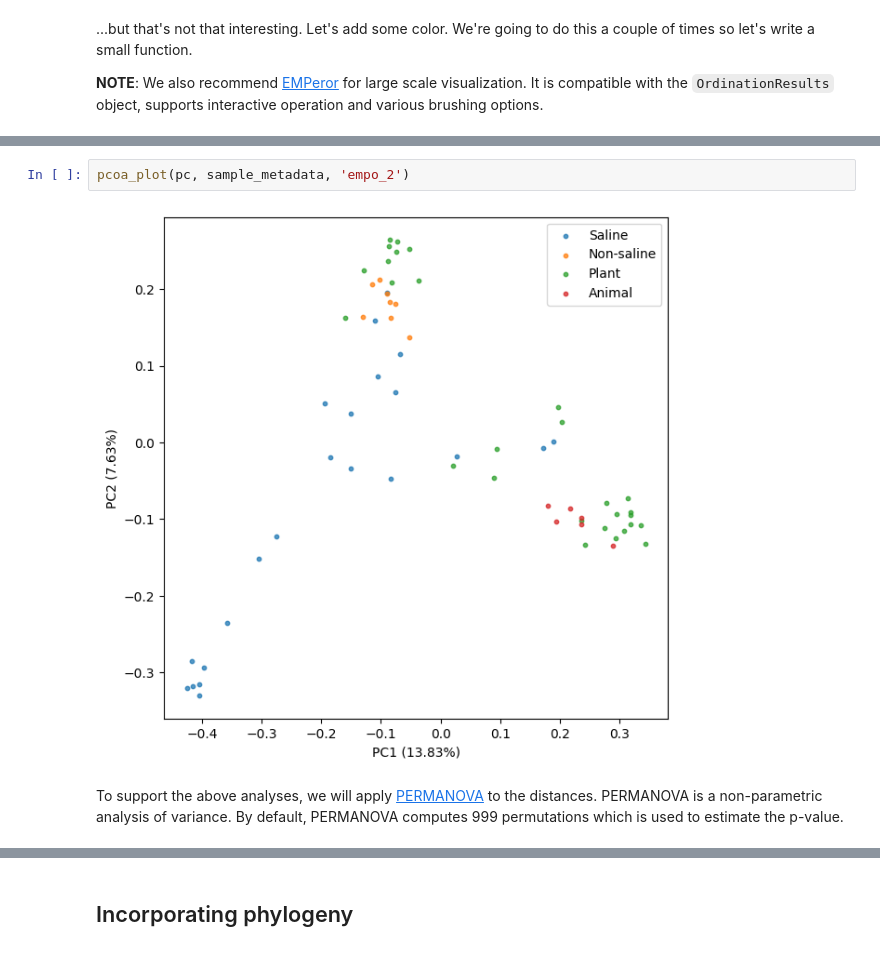
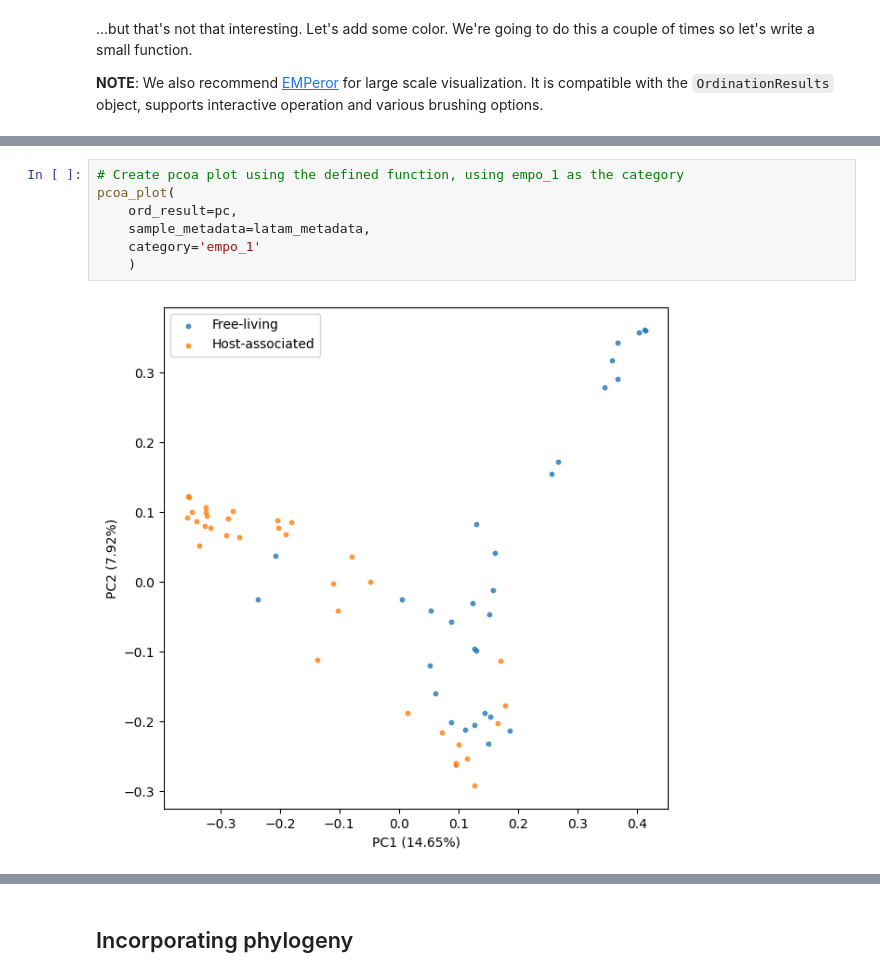
Before and after one commit to DavidAlberto/scikit-bio-class, a Jupyter notebook: 02_UniFrac_BetaDiversity.ipynb, the cells around one changed output, grey strips where cells are left out. Saved outputs shown, nothing was run; the diff lists cells and outputs as text.

```diff
--- a/02_UniFrac_BetaDiversity.ipynb
+++ b/02_UniFrac_BetaDiversity.ipynb
@@ -387,6 +569,9 @@ pcoa_plot(pc, sample_metadata, 'empo_1')
-# %%
-pcoa_plot(pc, sample_metadata, 'empo_2')
-# %% [output]
-[figure, removed]
-# %% [markdown]
-To support the above analyses, we will apply [PERMANOVA](https://onlinelibrary.wiley.com/doi/10.1111/j.1442-9993.2001.01070.pp.x) to the distances. PERMANOVA is a non-parametric analysis of variance. By default, PERMANOVA computes 999 permutations which is used to estimate the p-value.
+# %%
+# Create pcoa plot using the defined function, using empo_1 as the category
+pcoa_plot(
+    ord_result=pc,
+    sample_metadata=latam_metadata,
+    category='empo_1'
+    )
+# %% [output]
+[figure, added]
```
Also changed, not shown: parts of 64 cells of this notebook, 1 other file.
